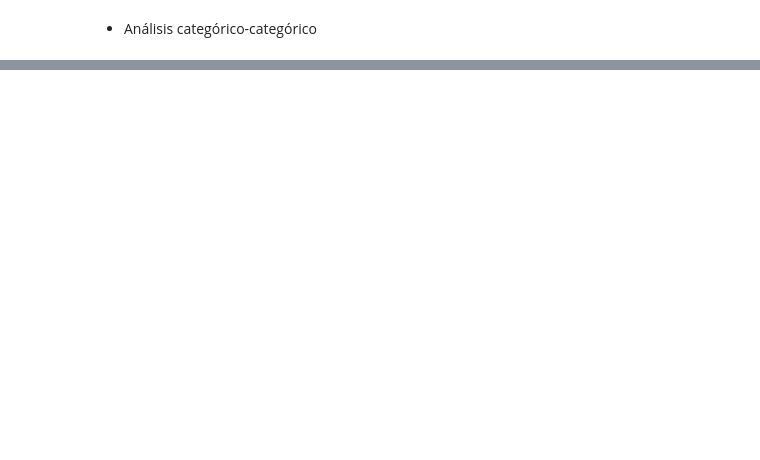
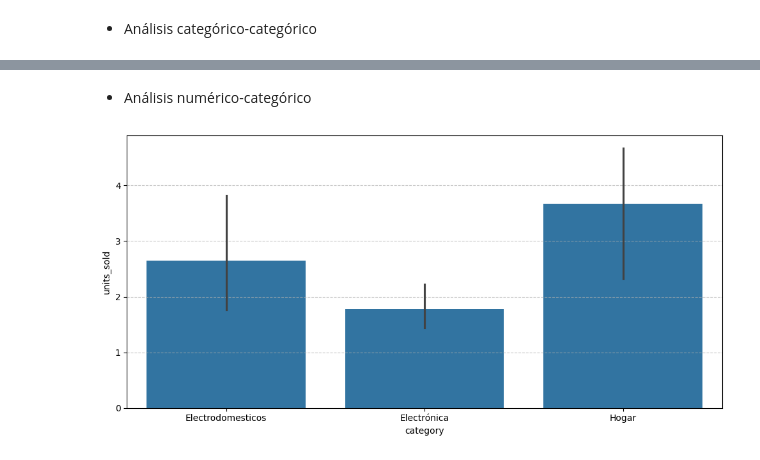
Before and after one commit to fertr98/Junior-Data-Scientist---Prueba-t-cnica, a Jupyter notebook: src/explore.ipynb, the cells around one changed output, grey strips where cells are left out. Saved outputs shown, nothing was run; the diff lists cells and outputs as text; code cells hidden in the pictures; blank space fills up the shorter version.

```diff
--- a/src/explore.ipynb
+++ b/src/explore.ipynb
@@ -662,0 +706,14 @@ plt.show()
+# %% [markdown]
+- Análisis numérico-categórico
+# %%
+fig, axis = plt.subplots(figsize = (10, 5))
+
+sns.barplot(data = dataset, x = "category", y = "units_sold")
+plt.grid(axis='y', linestyle='--', alpha=0.7)
+
+
+plt.tight_layout()
+
+plt.show()
+# %% [output]
+[figure, added]
```
Also changed, not shown: parts of 37 cells of this notebook.
